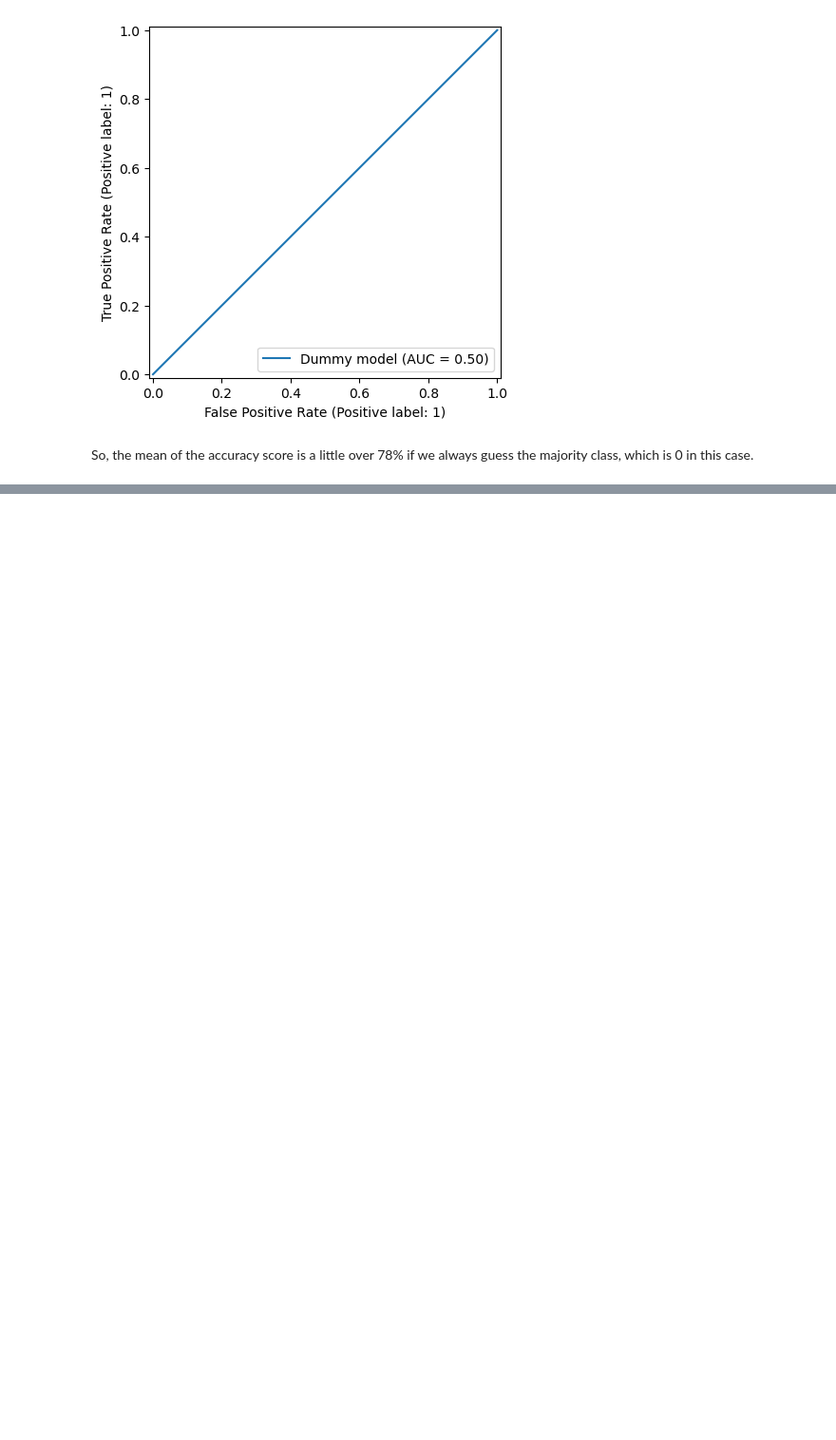
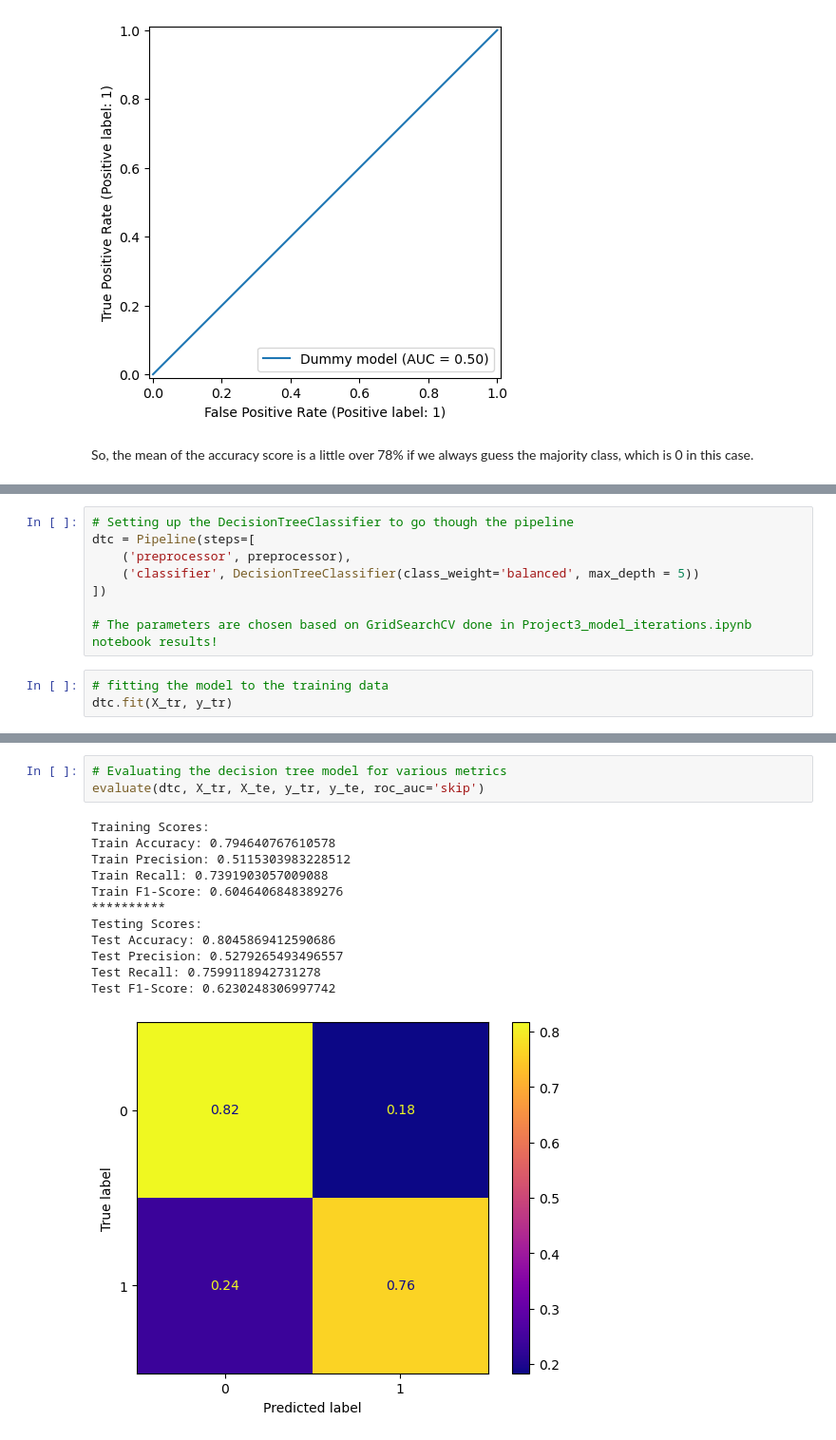
Before and after one commit to laaria-chris/H1N1-VACCINATION-PREDICTION-MODEL, a Jupyter notebook: MAIN_NOTEBOOK.ipynb, the cells around one changed output, grey strips where cells are left out. Shown at 95% size. Drawn from its saved outputs; the diff is of its cells as text; blank space fills up the shorter version.

Commit message:
First Model-Decision tree Model

```diff
--- a/MAIN_NOTEBOOK.ipynb
+++ b/MAIN_NOTEBOOK.ipynb
@@ -588,0 +594,11 @@ So, the mean of the accuracy score is a little over 78% if we always guess the m
+# %%
+# Setting up the DecisionTreeClassifier to go though the pipeline
+dtc = Pipeline(steps=[
+    ('preprocessor', preprocessor),
+    ('classifier', DecisionTreeClassifier(class_weight='balanced', max_depth = 5))
+])
+
+# The parameters are chosen based on GridSearchCV done in Project3_model_iterations.ipynb notebook results!
+# %%
+# fitting the model to the training data
+dtc.fit(X_tr, y_tr)
@@ -588,0 +623,16 @@ So, the mean of the accuracy score is a little over 78% if we always guess the m
+# %%
+# Evaluating the decision tree model for various metrics
+evaluate(dtc, X_tr, X_te, y_tr, y_te, roc_auc='skip')
+# %% [output]
+Training Scores:
+Train Accuracy: 0.794640767610578
+Train Precision: 0.5115303983228512
+Train Recall: 0.7391903057009088
+Train F1-Score: 0.6046406848389276
+**********
+Testing Scores:
+Test Accuracy: 0.8045869412590686
+Test Precision: 0.5279265493496557
+Test Recall: 0.7599118942731278
+Test F1-Score: 0.6230248306997742
+[figure, added]
```
Also changed, not shown: parts of 5 cells of this notebook.
